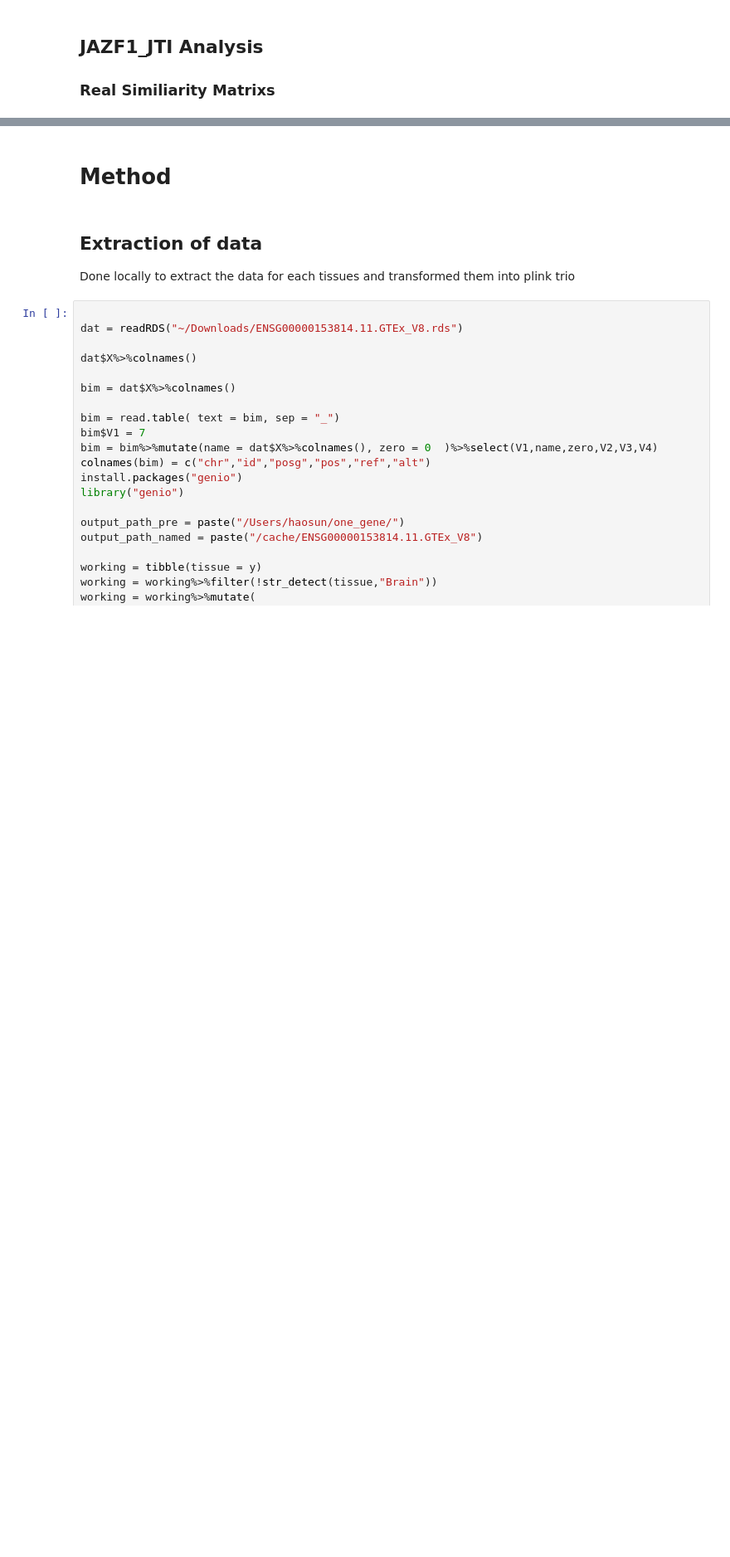
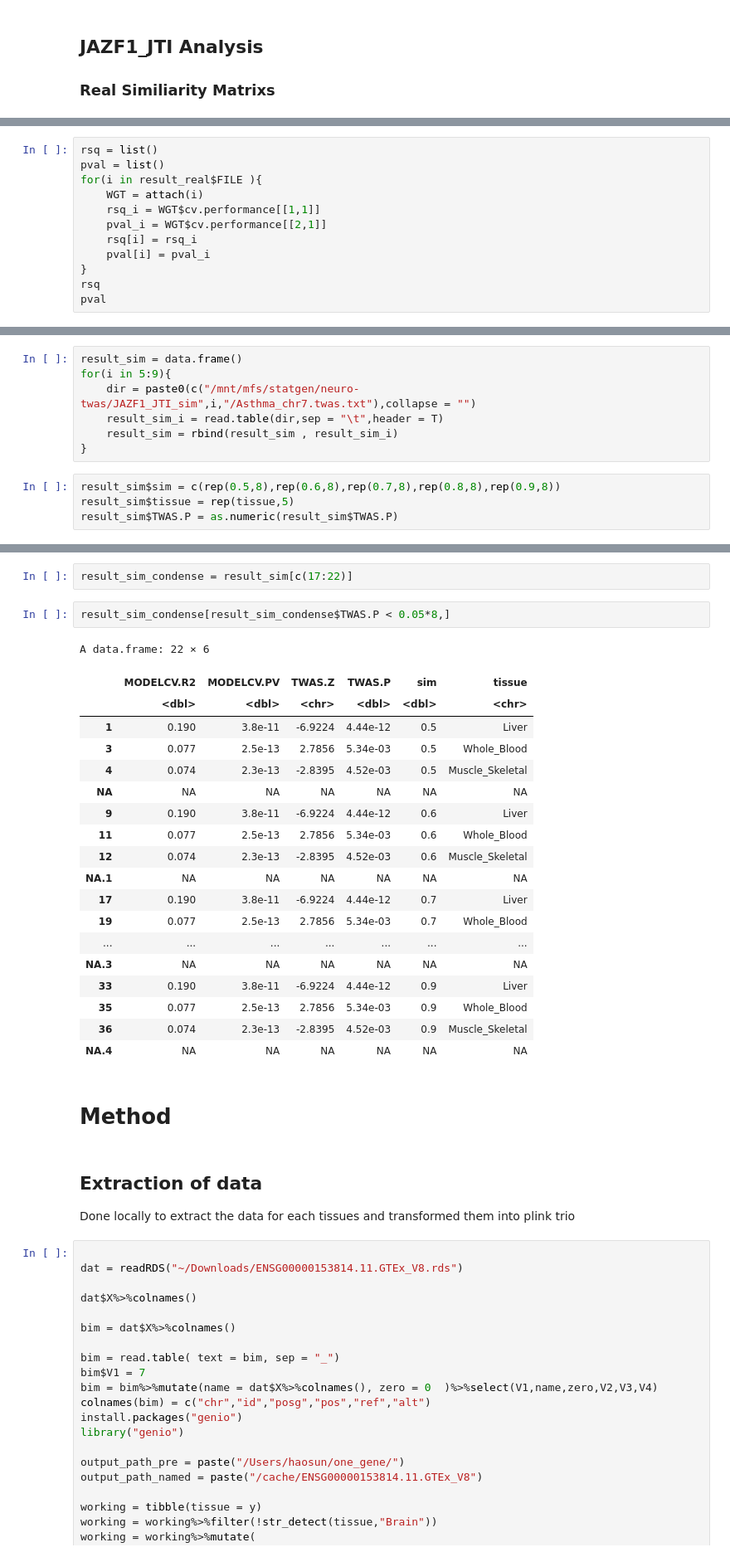
Before and after one commit to gaow/neuro-twas, a Jupyter notebook: archive/one_gene/JAZF1_FUSION_Analysis.ipynb, the cells around one changed output, grey strips where cells are left out. Shown at 83% size. Cells and saved outputs as stored; diff of their text form; blank space fills up the shorter version.

```diff
--- a/archive/one_gene/JAZF1_FUSION_Analysis.ipynb
+++ b/archive/one_gene/JAZF1_FUSION_Analysis.ipynb
@@ -131,0 +147,12 @@ ERROR: Error in read_delim("/mnt/mfs/statgen/neuro-twas/JAZF1_JTI8/Asthma_chr7.t
+# %%
+rsq = list()
+pval = list()
+for(i in result_real$FILE ){
+    WGT = attach(i)
+    rsq_i = WGT$cv.performance[[1,1]]
+    pval_i = WGT$cv.performance[[2,1]]
+    rsq[i] = rsq_i
+    pval[i] = pval_i
+}
+rsq
+pval
@@ -131,0 +181,11 @@ ERROR: Error in read_delim("/mnt/mfs/statgen/neuro-twas/JAZF1_JTI8/Asthma_chr7.t
+# %%
+result_sim = data.frame()
+for(i in 5:9){
+    dir = paste0(c("/mnt/mfs/statgen/neuro-twas/JAZF1_JTI_sim",i,"/Asthma_chr7.twas.txt"),collapse = "")
+    result_sim_i = read.table(dir,sep = "\t",header = T)
+    result_sim = rbind(result_sim , result_sim_i)
+}
+# %%
+result_sim$sim = c(rep(0.5,8),rep(0.6,8),rep(0.7,8),rep(0.8,8),rep(0.9,8))
+result_sim$tissue = rep(tissue,5)
+result_sim$TWAS.P = as.numeric(result_sim$TWAS.P)
@@ -132,3 +195,27 @@ ERROR: Error in read_delim("/mnt/mfs/statgen/neuro-twas/JAZF1_JTI8/Asthma_chr7.t
+# %%
+result_sim_condense = result_sim[c(17:22)]
+# %%
+result_sim_condense[result_sim_condense$TWAS.P < 0.05*8,]
+# %% [output]
+A data.frame: 22 × 6
+|  | MODELCV.R2 | MODELCV.PV | TWAS.Z | TWAS.P | sim | tissue |
+|  | <dbl> | <dbl> | <chr> | <dbl> | <dbl> | <chr> |
+| 1 | 0.190 | 3.8e-11 | -6.9224 | 4.44e-12 | 0.5 | Liver |
+| 3 | 0.077 | 2.5e-13 | 2.7856 | 5.34e-03 | 0.5 | Whole_Blood |
+| 4 | 0.074 | 2.3e-13 | -2.8395 | 4.52e-03 | 0.5 | Muscle_Skeletal |
+| NA | NA | NA | NA | NA | NA | NA |
+| 9 | 0.190 | 3.8e-11 | -6.9224 | 4.44e-12 | 0.6 | Liver |
+| 11 | 0.077 | 2.5e-13 | 2.7856 | 5.34e-03 | 0.6 | Whole_Blood |
+| 12 | 0.074 | 2.3e-13 | -2.8395 | 4.52e-03 | 0.6 | Muscle_Skeletal |
+| NA.1 | NA | NA | NA | NA | NA | NA |
+| 17 | 0.190 | 3.8e-11 | -6.9224 | 4.44e-12 | 0.7 | Liver |
+| 19 | 0.077 | 2.5e-13 | 2.7856 | 5.34e-03 | 0.7 | Whole_Blood |
+| ... | ... | ... | ... | ... | ... | ... |
+| NA.3 | NA | NA | NA | NA | NA | NA |
+| 33 | 0.190 | 3.8e-11 | -6.9224 | 4.44e-12 | 0.9 | Liver |
+| 35 | 0.077 | 2.5e-13 | 2.7856 | 5.34e-03 | 0.9 | Whole_Blood |
+| 36 | 0.074 | 2.3e-13 | -2.8395 | 4.52e-03 | 0.9 | Muscle_Skeletal |
+| NA.4 | NA | NA | NA | NA | NA | NA |
 # %% [markdown]
 # Method
 # %% [markdown]
```
Also changed, not shown: parts of 10 cells of this notebook.
